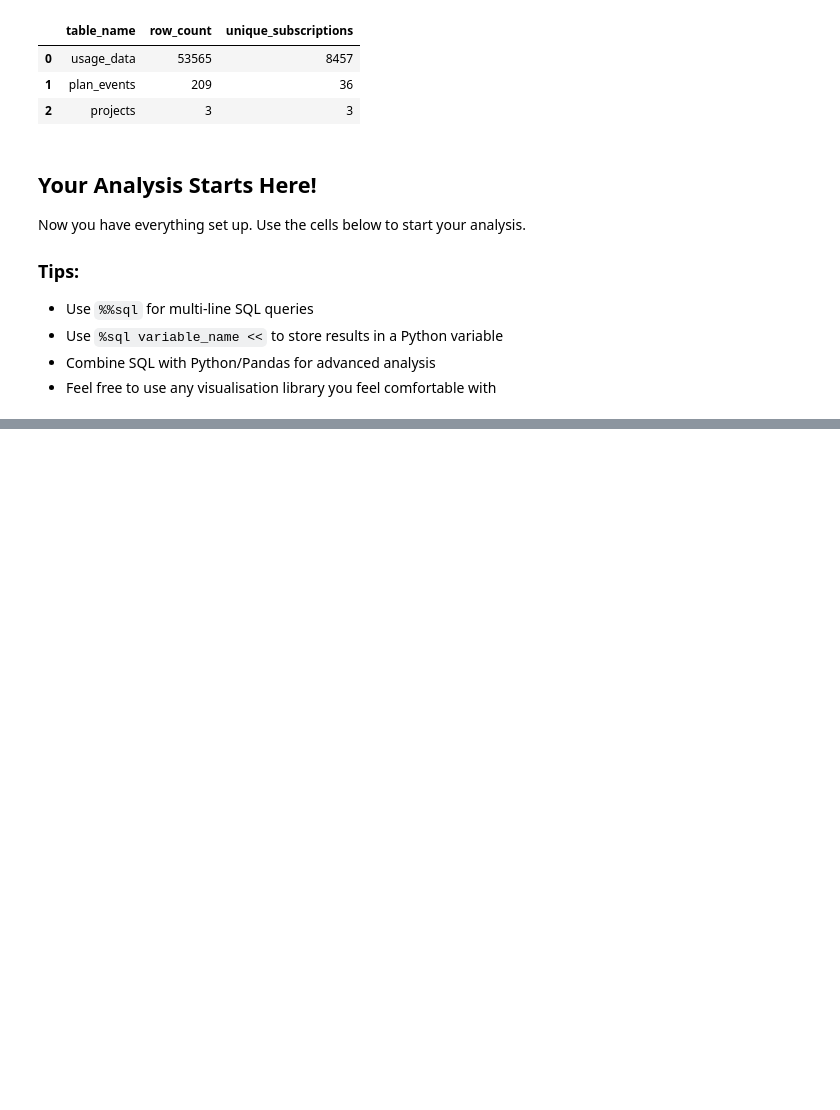
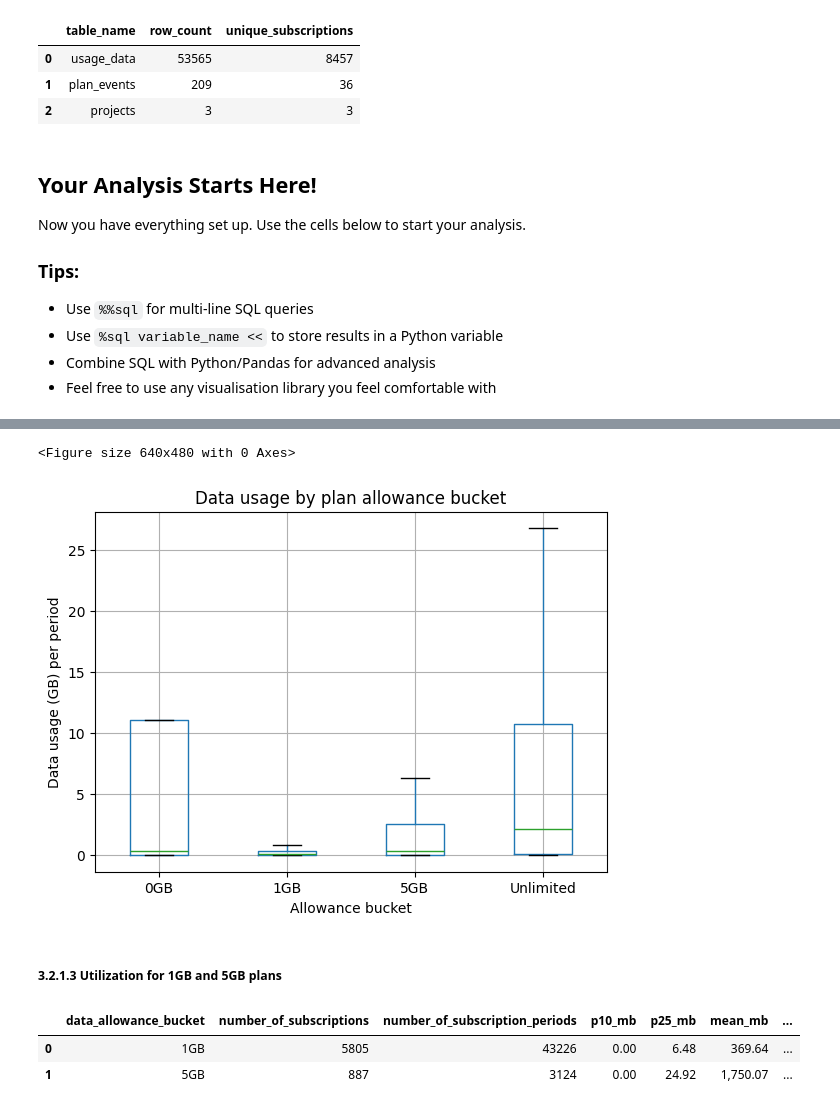
Before and after one commit to zakz96/gigs-data-analyst-hiring, a Jupyter notebook: analysis.ipynb, the cells around one changed output, grey strips where cells are left out. Cells and saved outputs as stored; diff of their text form; code cells hidden in the pictures; blank space fills up the shorter version.

```diff
--- a/analysis.ipynb
+++ b/analysis.ipynb
@@ -123,0 +706,39 @@ select * from projects limit 5
+# %%
+# Boxplot: data usage (GB) by allowance bucket
+bucket_df = %sql SELECT data_allowance_bucket, cumulative_data_usage_megabyte/1000 AS data_gb FROM usage_data_allowance_bucketed;
+plt.figure()
+bucket_df.boxplot(by='data_allowance_bucket', column=['data_gb'],showfliers=False)
+plt.suptitle("")
+plt.title("Data usage by plan allowance bucket")
+plt.xlabel("Allowance bucket")
+plt.ylabel("Data usage (GB) per period")
+plt.show()
+# %% [output]
+<Figure size 640x480 with 0 Axes>
+[figure, added]
+# %% [markdown]
+##### 3.2.1.3 Utilization for 1GB and 5GB plans
+# %%
+%%sql
+-- Data usage percentiles per subscription and per month
+-- Only inlcude monthly periods (28-31 inclusive)
+-- Group by data allowance bucket
+SELECT
+  data_allowance_bucket,
+  COUNT(DISTINCT subscription_id) AS number_of_subscriptions,
+  COUNT(subscription_id) AS number_of_subscription_periods,
+  quantile_cont (cumulative_data_usage_megabyte, 0.10) AS p10_mb,
+  quantile_cont (cumulative_data_usage_megabyte, 0.25) AS p25_mb,
+  AVG(cumulative_data_usage_megabyte) AS mean_mb,
+  -- this will compute the data utilization for the 1GB and 5GB plans
+  SUM(cumulative_data_usage_megabyte) / SUM(data_allowance_mb) AS utilization_ratio,
+FROM
+  usage_data_allowance_bucketed
+  -- 1G and 5G only
+WHERE
+  data_allowance_bucket IN ('1GB', '5GB')
+GROUP BY 1 ORDER BY 2 DESC
+# %% [output]
+|  | data_allowance_bucket | number_of_subscriptions | number_of_subscription_periods | p10_mb | p25_mb | mean_mb | ... |
+| 0 | 1GB | 5805 | 43226 | 0.00 | 6.48 | 369.64 | ... |
+| 1 | 5GB | 887 | 3124 | 0.00 | 24.92 | 1,750.07 | ... |
```
Also changed, not shown: parts of 92 cells of this notebook, 4 other files.
